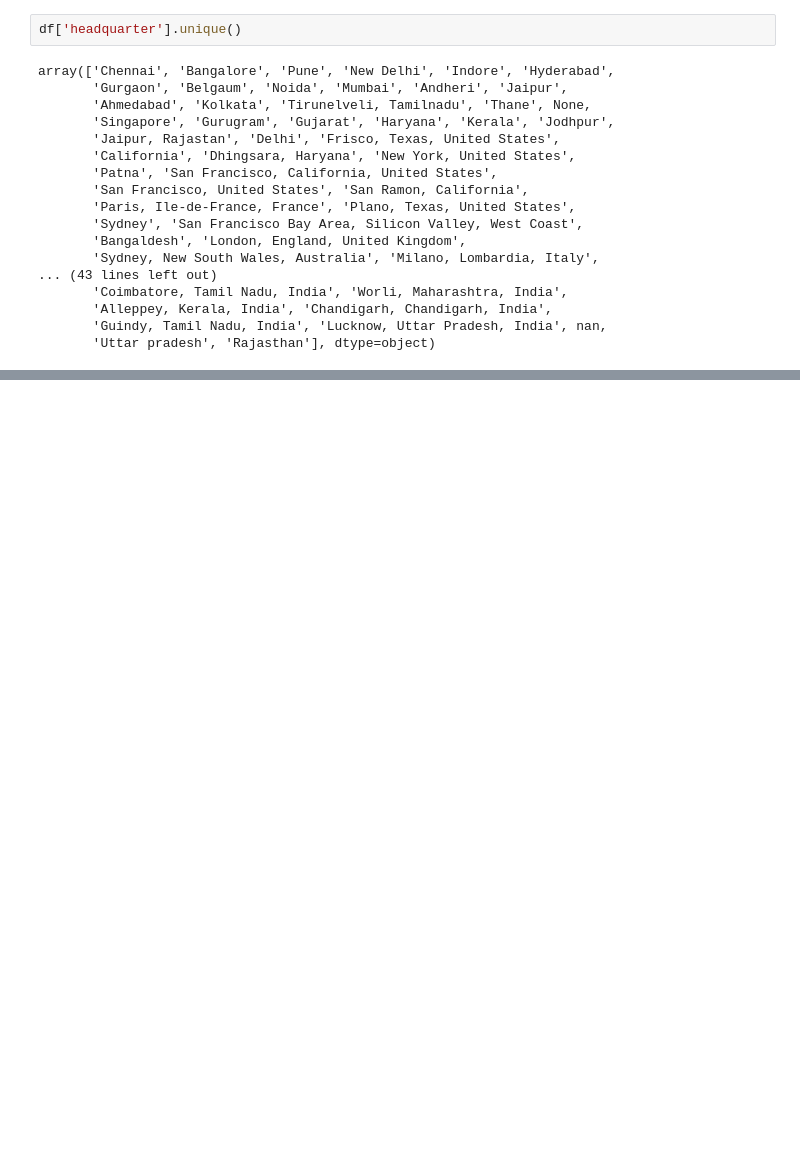
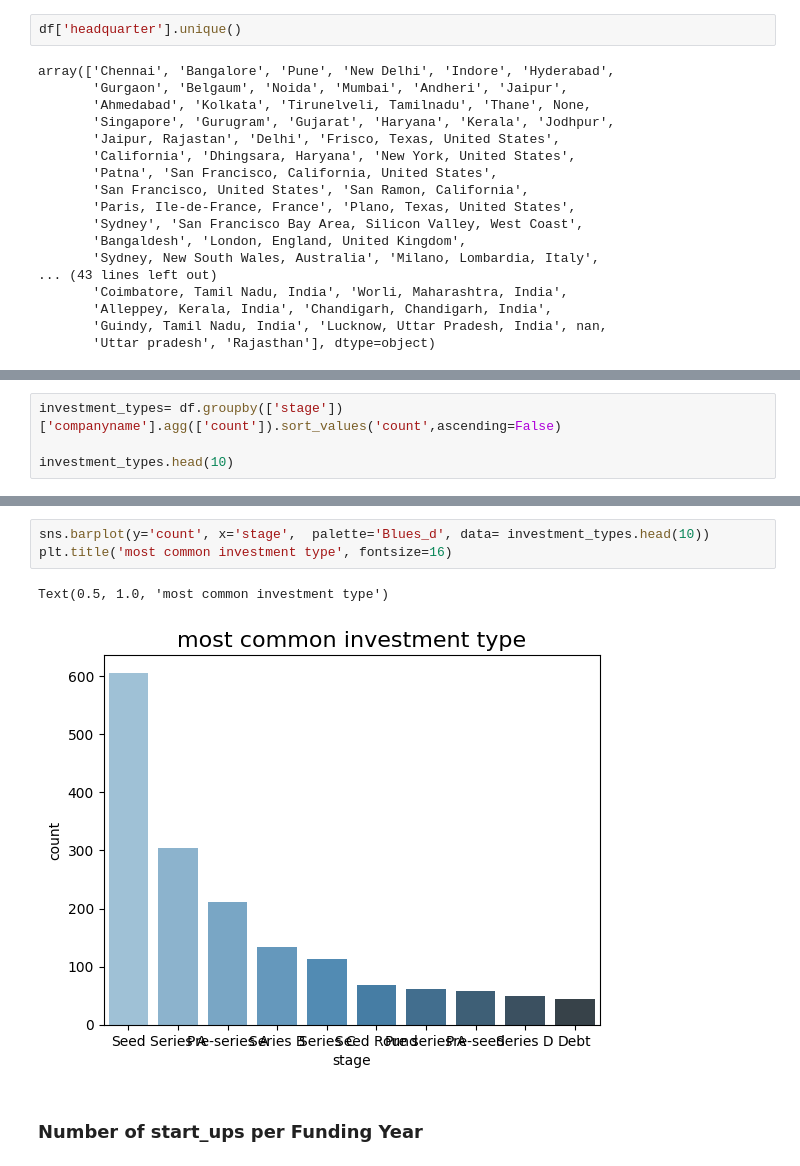
Before and after one commit to iakwatia/Data-Analysis-Project, a Jupyter notebook: Indian_startup.ipynb, the cells around one changed output, grey strips where cells are left out. Drawn from its saved outputs; the diff is of its cells as text; blank space fills up the shorter version.

```diff
--- a/Indian_startup.ipynb
+++ b/Indian_startup.ipynb
@@ -659,0 +823,4 @@ plt.show()
+# %%
+investment_types= df.groupby(['stage'])['companyname'].agg(['count']).sort_values('count',ascending=False)
+
+investment_types.head(10)
@@ -659,0 +840,8 @@ plt.show()
+# %%
+sns.barplot(y='count', x='stage',  palette='Blues_d', data= investment_types.head(10))
+plt.title('most common investment type', fontsize=16)
+# %% [output]
+Text(0.5, 1.0, 'most common investment type')
+[figure, added]
+# %% [markdown]
+### Number of start_ups per Funding Year
```
Also changed, not shown: parts of 44 cells of this notebook, 3 other files.
